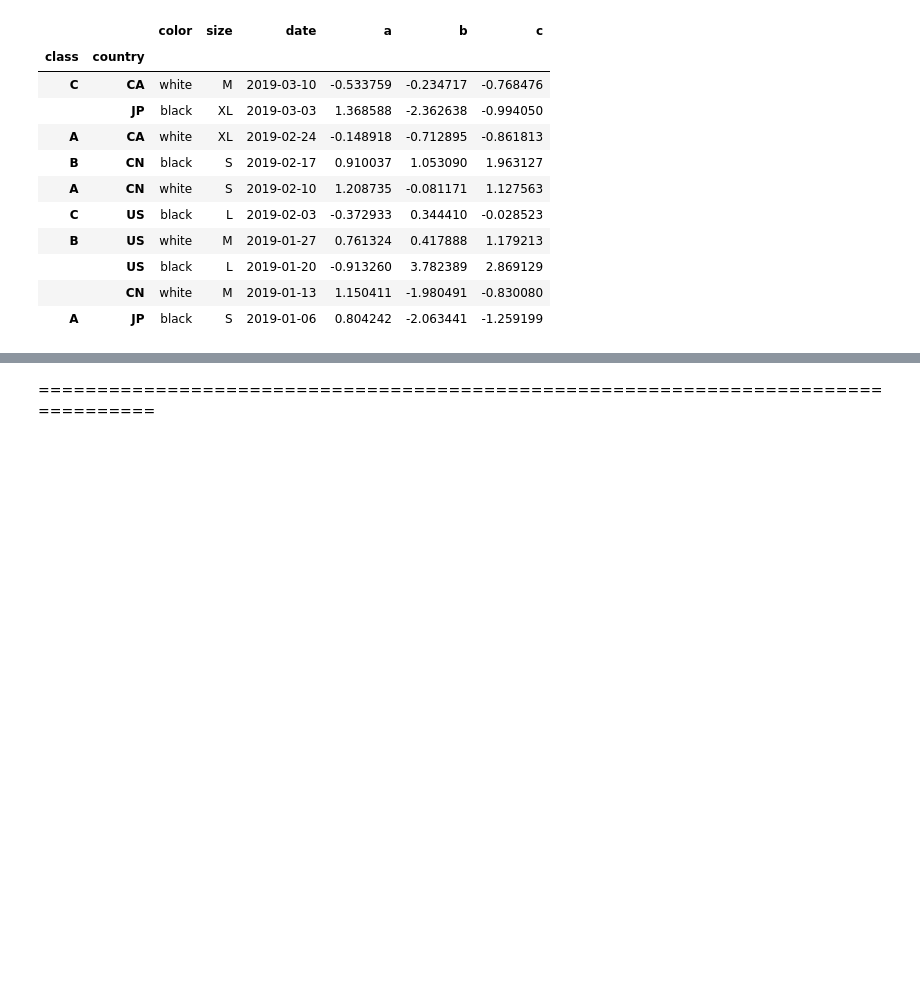
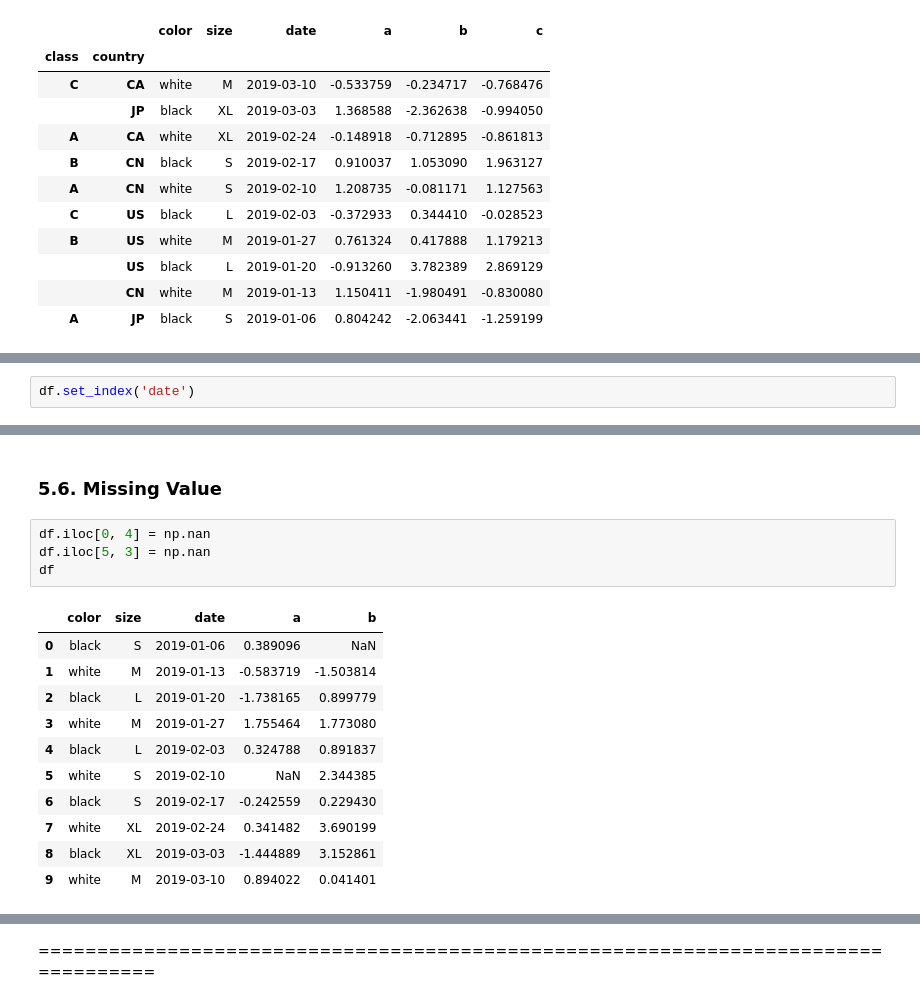
Before and after one commit to Jay4869/Data-Science, a Jupyter notebook: Python/2. Pandas - Basic.ipynb, the cells around one changed output, grey strips where cells are left out. Cells and saved outputs as stored; diff of their text form; blank space fills up the shorter version.

Commit message:
missing value

```diff
--- a/Python/2. Pandas - Basic.ipynb
+++ b/Python/2. Pandas - Basic.ipynb
@@ -515,0 +546,2 @@ df.sort_values(by='date', ascending=False)
+# %%
+df.set_index('date')
@@ -515,0 +561,18 @@ df.sort_values(by='date', ascending=False)
+# %% [markdown]
+### 5.6. Missing Value
+# %%
+df.iloc[0, 4] = np.nan
+df.iloc[5, 3] = np.nan
+df
+# %% [output]
+|  | color | size | date | a | b |
+| 0 | black | S | 2019-01-06 | 0.389096 | NaN |
+| 1 | white | M | 2019-01-13 | -0.583719 | -1.503814 |
+| 2 | black | L | 2019-01-20 | -1.738165 | 0.899779 |
+| 3 | white | M | 2019-01-27 | 1.755464 | 1.773080 |
+| 4 | black | L | 2019-02-03 | 0.324788 | 0.891837 |
+| 5 | white | S | 2019-02-10 | NaN | 2.344385 |
+| 6 | black | S | 2019-02-17 | -0.242559 | 0.229430 |
+| 7 | white | XL | 2019-02-24 | 0.341482 | 3.690199 |
+| 8 | black | XL | 2019-03-03 | -1.444889 | 3.152861 |
+| 9 | white | M | 2019-03-10 | 0.894022 | 0.041401 |
```
Also changed, not shown: parts of 7 cells of this notebook.
